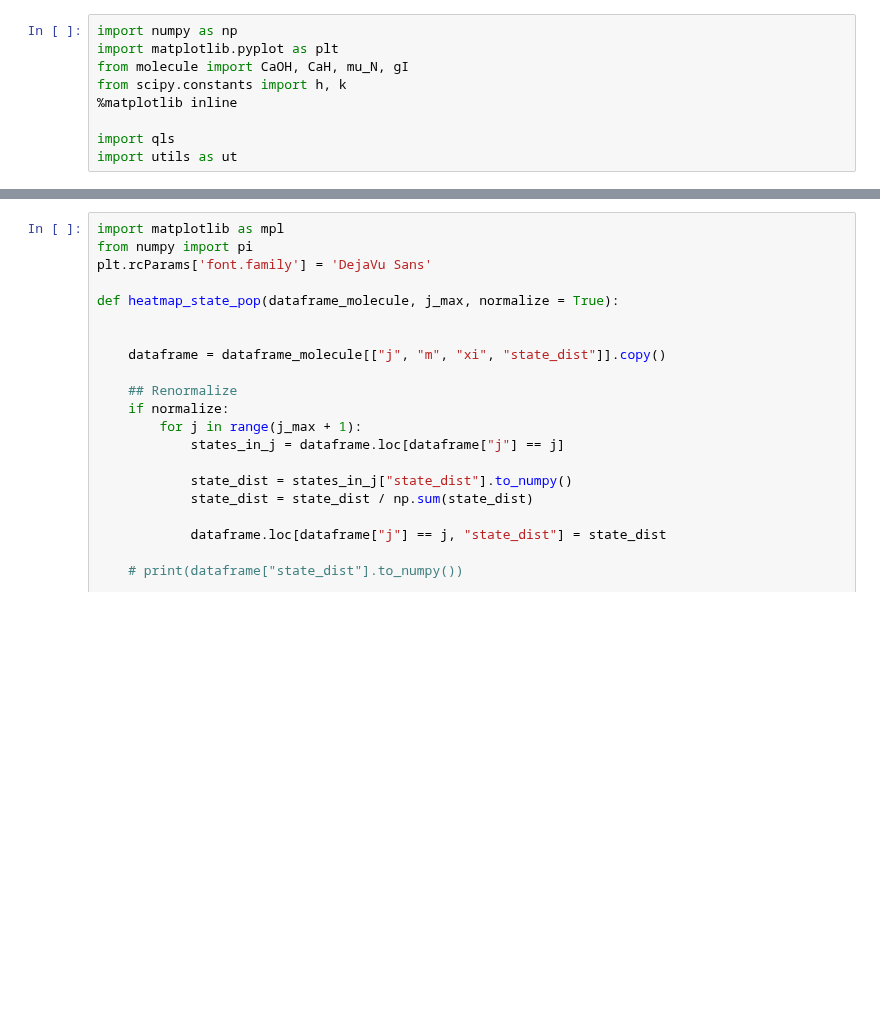
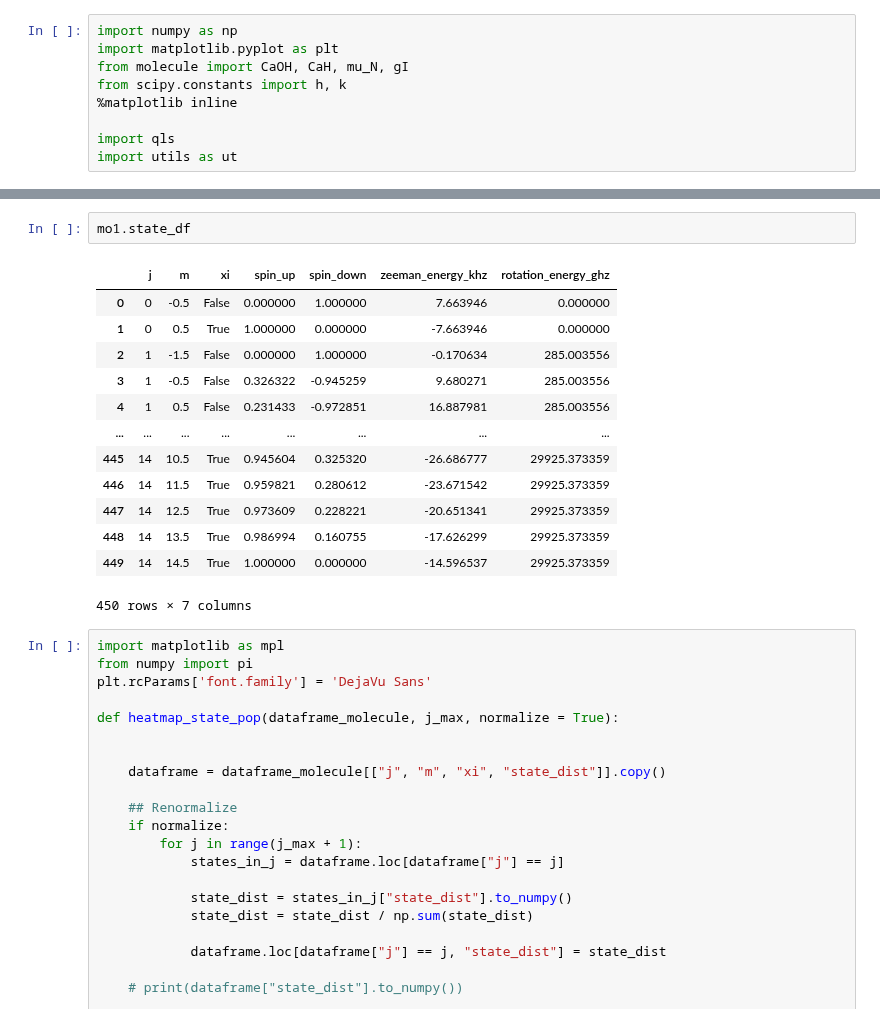
Before and after one commit to sdracia/QIC, a Jupyter notebook: project/scartoffie_prova.ipynb, the cells around one changed output, grey strips where cells are left out. Saved outputs shown, nothing was run; the diff lists cells and outputs as text; blank space fills up the shorter version.

```diff
--- a/project/scartoffie_prova.ipynb
+++ b/project/scartoffie_prova.ipynb
@@ -10,3 +90,19 @@ import utils as ut
+# %%
+mo1.state_df
+# %% [output]
+|  | j | m | xi | spin_up | spin_down | zeeman_energy_khz | rotation_energy_ghz |
+| 0 | 0 | -0.5 | False | 0.000000 | 1.000000 | 7.663946 | 0.000000 |
+| 1 | 0 | 0.5 | True | 1.000000 | 0.000000 | -7.663946 | 0.000000 |
+| 2 | 1 | -1.5 | False | 0.000000 | 1.000000 | -0.170634 | 285.003556 |
+| 3 | 1 | -0.5 | False | 0.326322 | -0.945259 | 9.680271 | 285.003556 |
+| 4 | 1 | 0.5 | False | 0.231433 | -0.972851 | 16.887981 | 285.003556 |
+| ... | ... | ... | ... | ... | ... | ... | ... |
+| 445 | 14 | 10.5 | True | 0.945604 | 0.325320 | -26.686777 | 29925.373359 |
+| 446 | 14 | 11.5 | True | 0.959821 | 0.280612 | -23.671542 | 29925.373359 |
+| 447 | 14 | 12.5 | True | 0.973609 | 0.228221 | -20.651341 | 29925.373359 |
+| 448 | 14 | 13.5 | True | 0.986994 | 0.160755 | -17.626299 | 29925.373359 |
+| 449 | 14 | 14.5 | True | 1.000000 | 0.000000 | -14.596537 | 29925.373359 |
+450 rows × 7 columns
 # %%
 import matplotlib as mpl
 from numpy import pi
```
Also changed, not shown: parts of 14 cells of this notebook, 19 other files.
